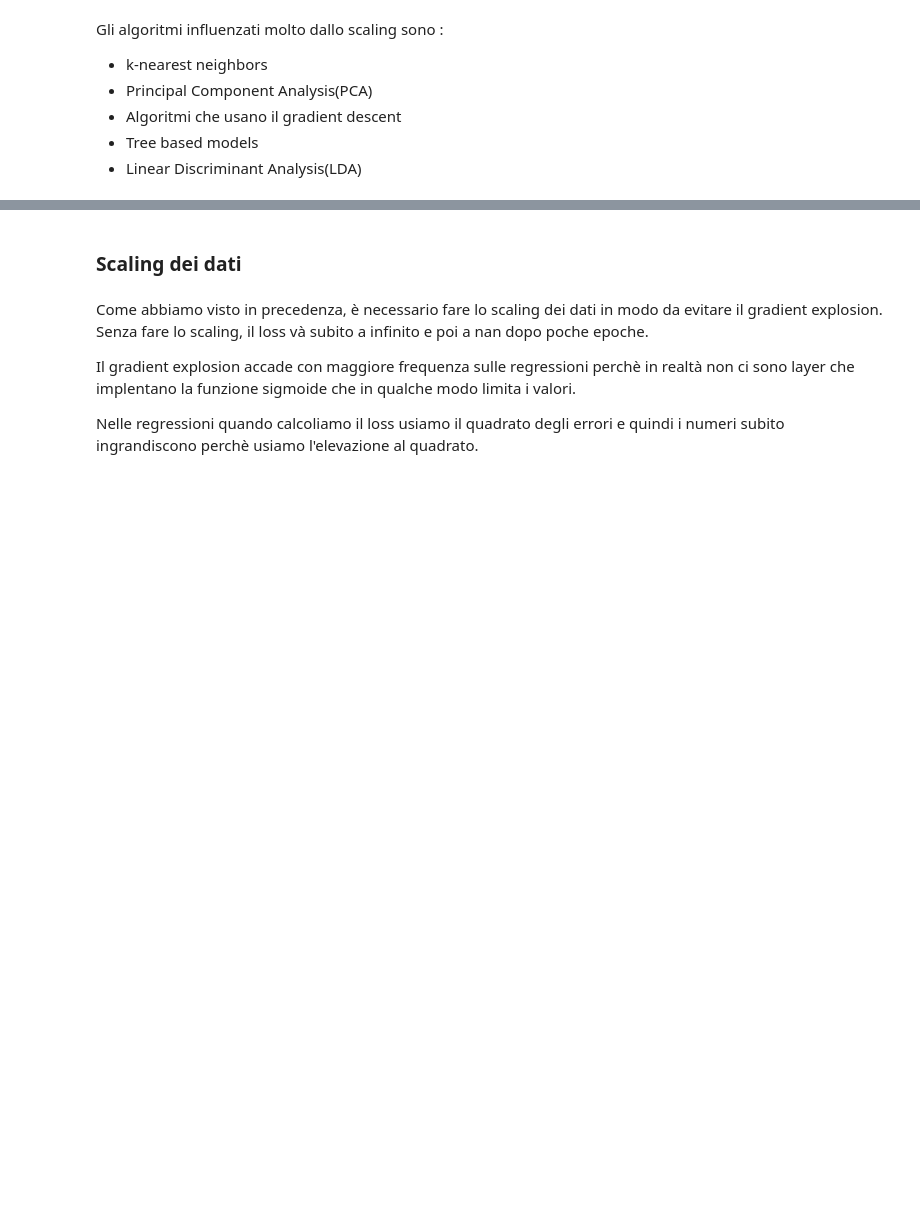
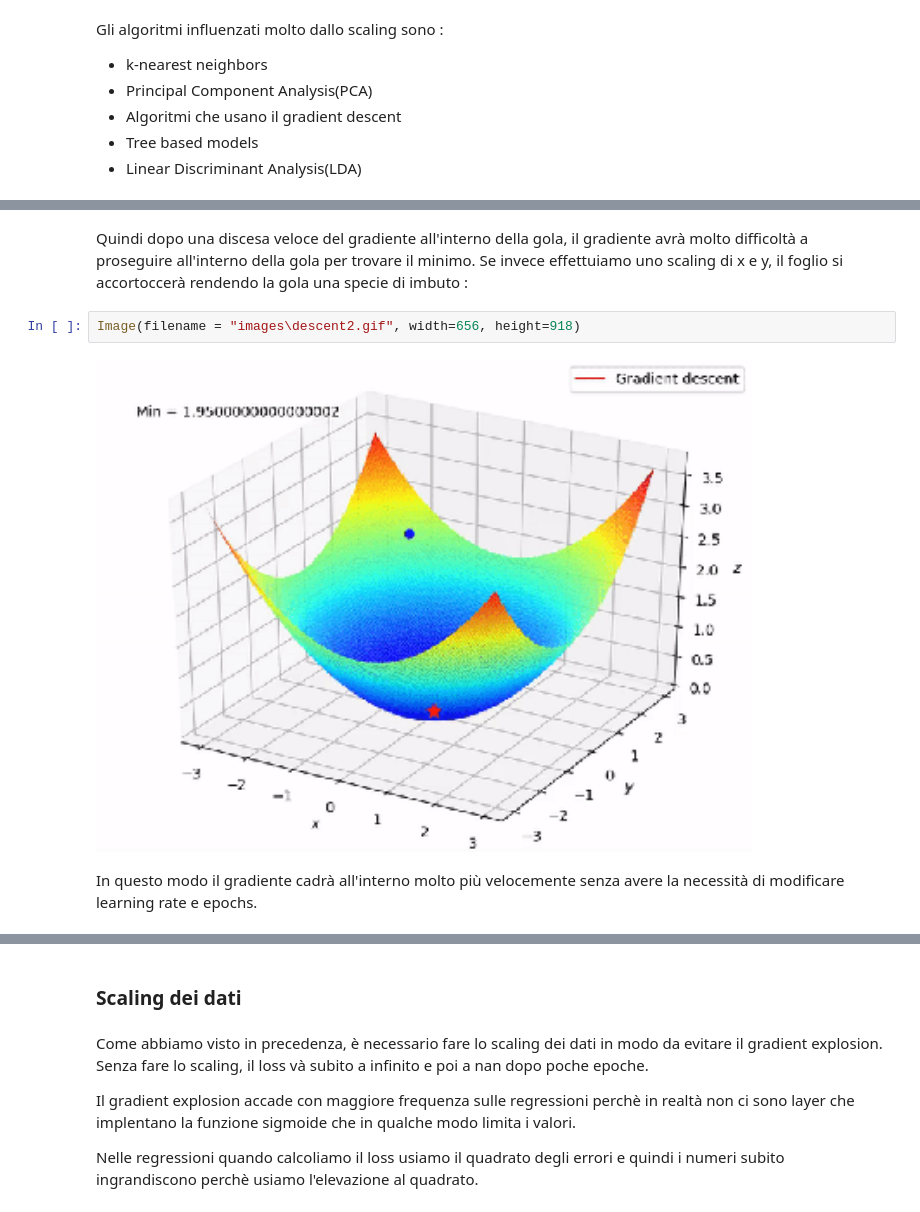
Before and after one commit to ermlau/NotebookML, a Jupyter notebook: 02 Linear Regression.ipynb, the cells around one changed output, grey strips where cells are left out. Saved outputs shown, nothing was run; the diff lists cells and outputs as text; blank space fills up the shorter version.

```diff
--- a/Linear Regression.ipynb
+++ b/02 Linear Regression.ipynb
@@ -436,0 +453,9 @@ Gli algoritmi influenzati molto dallo scaling sono :
+# %% [markdown]
+Quindi dopo una discesa veloce del gradiente all'interno della gola, il gradiente avrà molto difficoltà a proseguire all'interno della gola per trovare il minimo.
+Se invece effettuiamo uno scaling di x e y, il foglio si accortoccerà rendendo la gola una specie di imbuto :
+# %%
+Image(filename = "images\descent2.gif", width=656, height=918)
+# %% [output]
+[figure, added]
+# %% [markdown]
+In questo modo il gradiente cadrà all'interno molto più velocemente senza avere la necessità di modificare learning rate e epochs.
```
Also changed, not shown: parts of 28 cells of this notebook, 5 other files.
